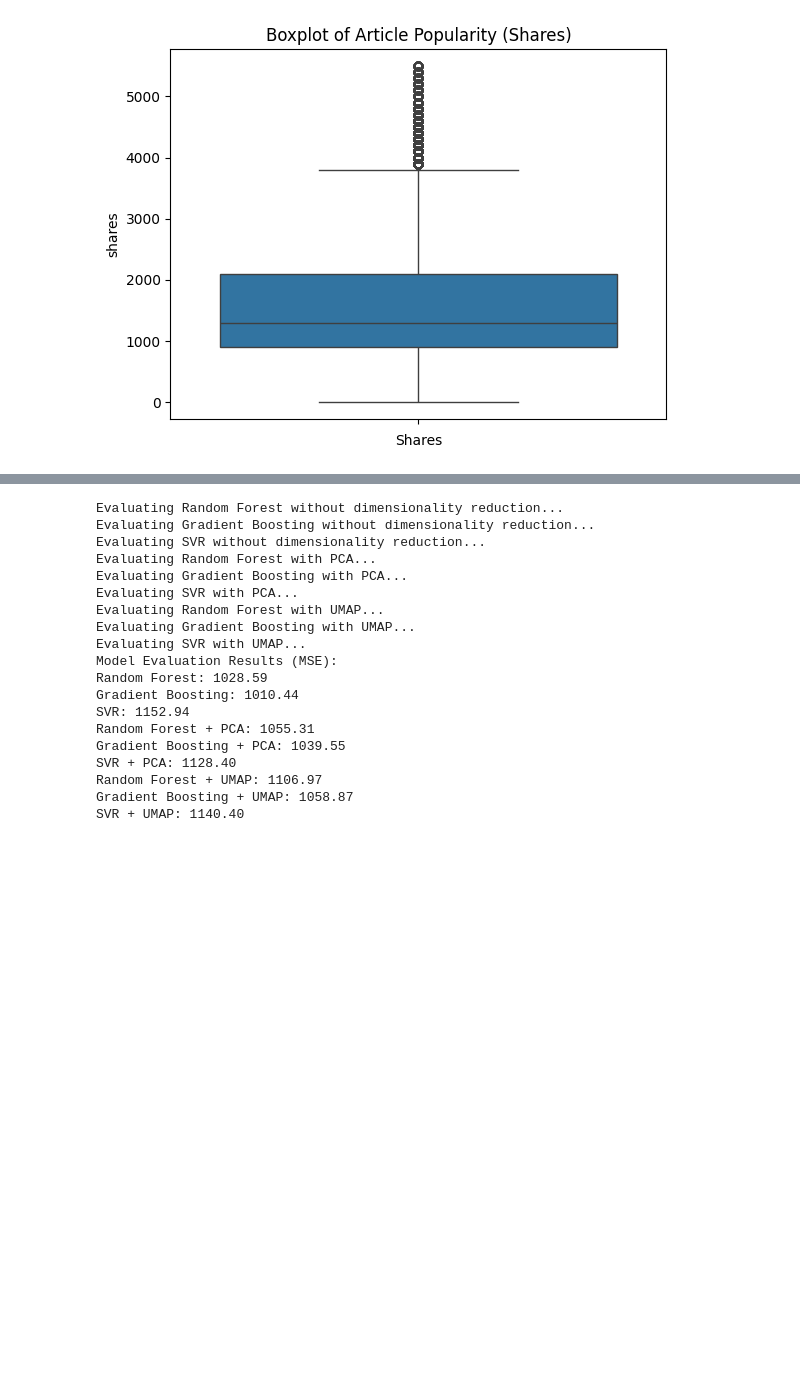
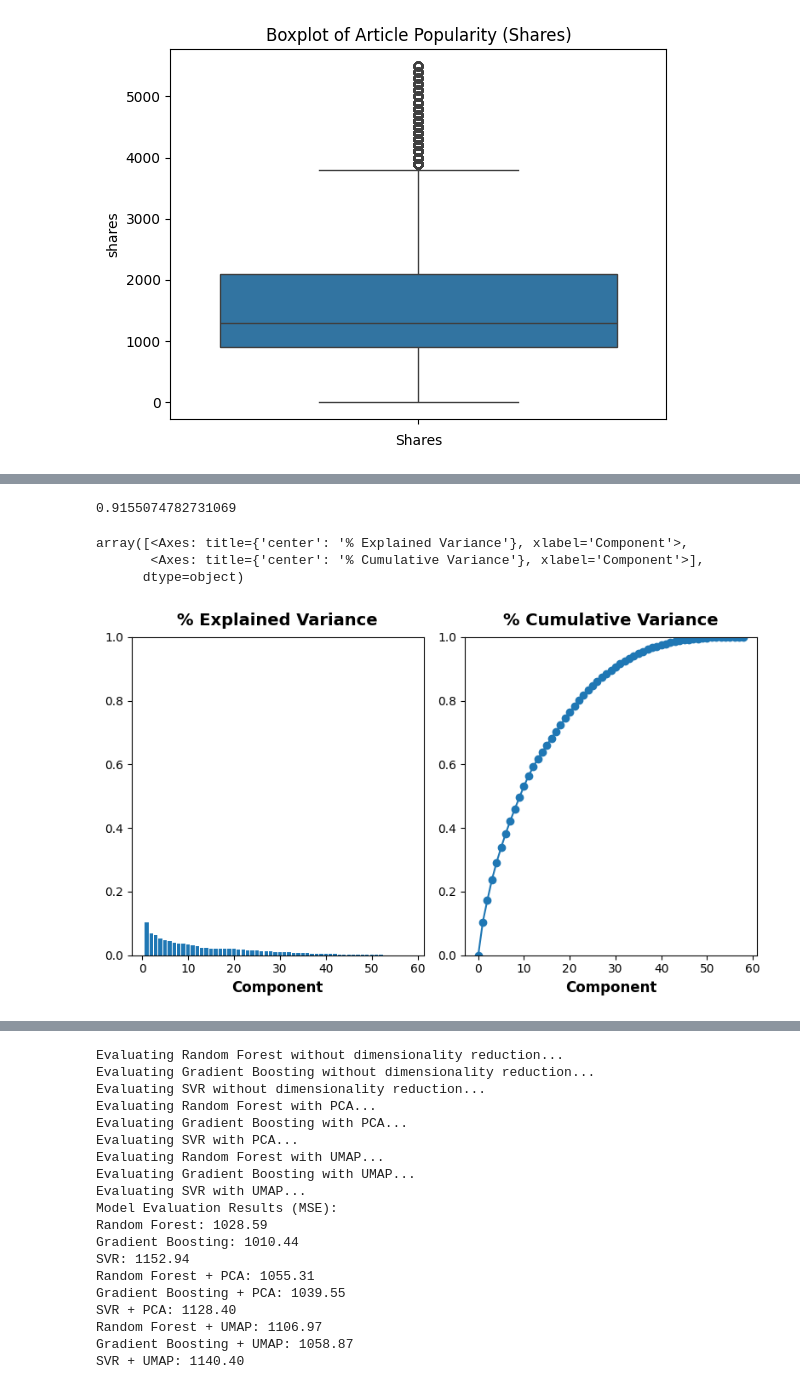
Before and after one commit to hafiz-Abdullahshahzad-DS/Data-Analysis-with-Abdullah, a Jupyter notebook: NewsPopularityWork/PopularityNotebook.ipynb, the cells around one changed output, grey strips where cells are left out. Saved outputs shown, nothing was run; the diff lists cells and outputs as text; code cells hidden in the pictures; blank space fills up the shorter version.

```diff
--- a/NewsPopularityWork/PopularityNotebook.ipynb
+++ b/NewsPopularityWork/PopularityNotebook.ipynb
@@ -158,0 +220,14 @@ df.drop(columns=['url', 'timedelta'], inplace=True)
+# %%
+from sklearn.decomposition import PCA
+from sklearn.preprocessing import StandardScaler
+# Create principal components
+pca = PCA()
+
+# Standardize the feature matrix
+scaler = StandardScaler()
+
+X = df.drop(columns=[target_variable])
+
+X_Scaled = scaler.fit_transform(X)
+
+X_pca = pca.fit_transform(X_Scaled)
@@ -158,0 +248,11 @@ df.drop(columns=['url', 'timedelta'], inplace=True)
+# %%
+# Look at explained variance
+
+
+plot_variance(pca)
+# %% [output]
+0.9155074782731069
+array([<Axes: title={'center': '% Explained Variance'}, xlabel='Component'>,
+       <Axes: title={'center': '% Cumulative Variance'}, xlabel='Component'>],
+      dtype=object)
+[figure, added]
```
Also changed, not shown: parts of 4 cells of this notebook.
